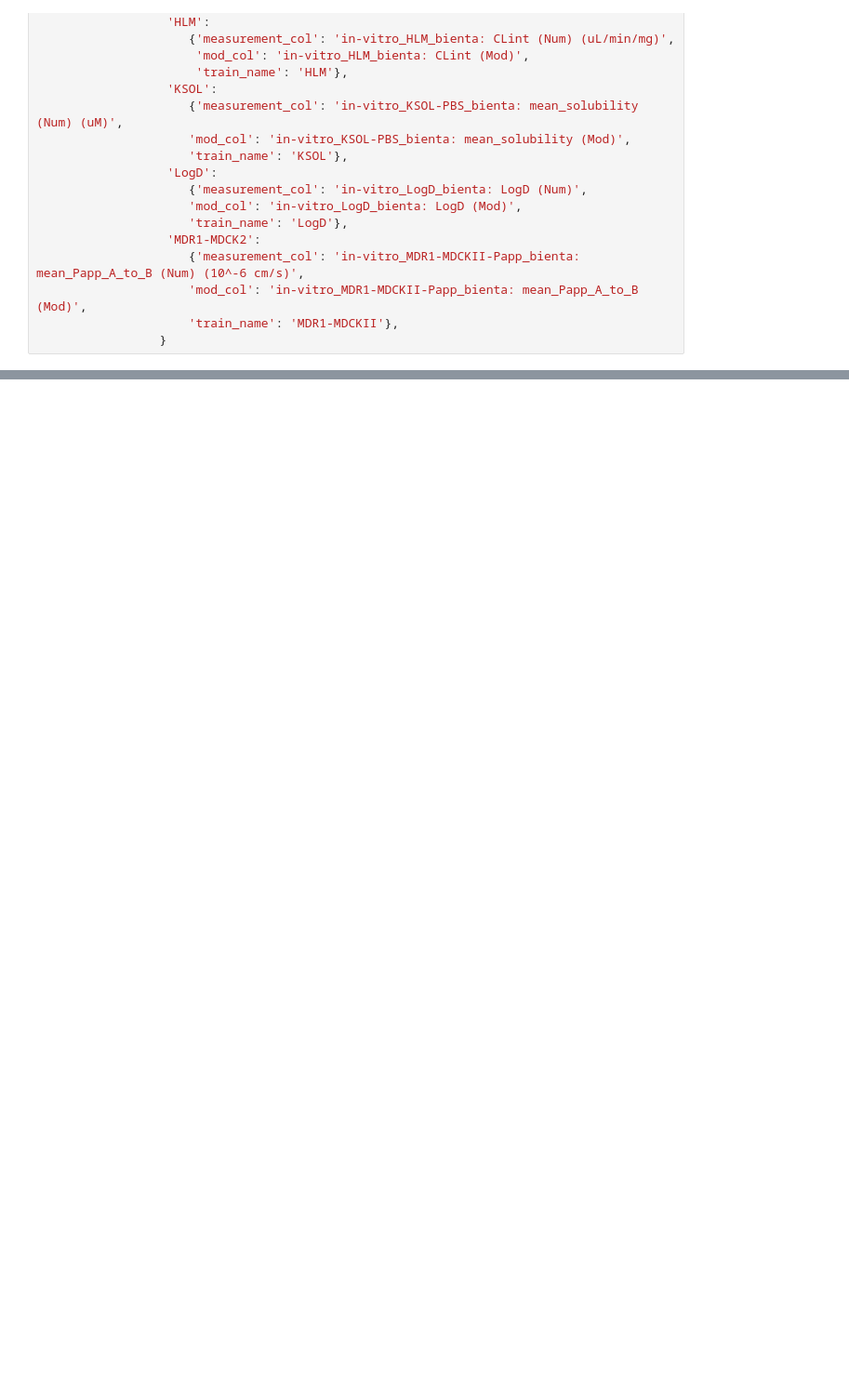
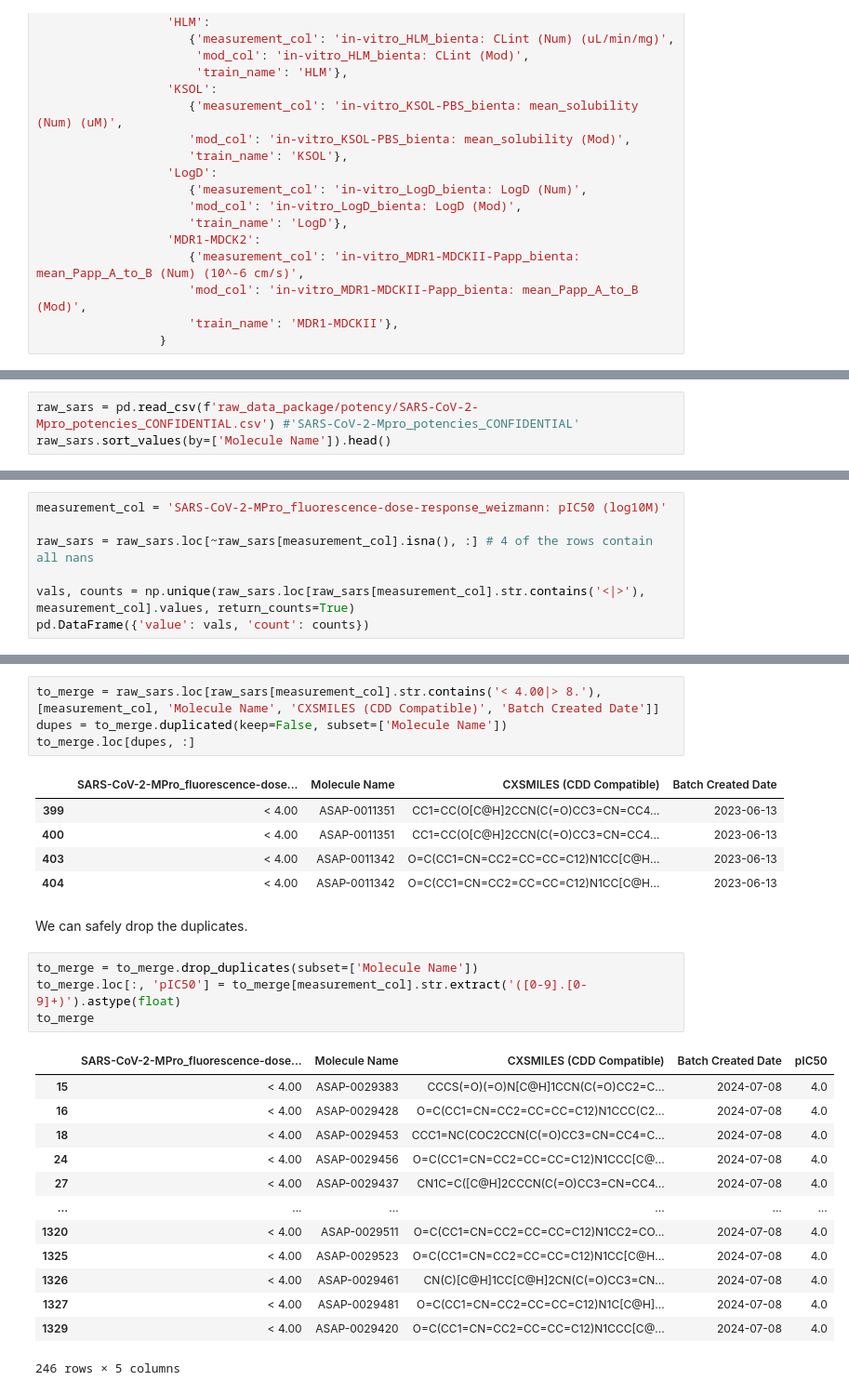
Before and after one commit to meyresearch/polaris_challenge, a Jupyter notebook: admet/missing_data_2.ipynb, the cells around one changed output, grey strips where cells are left out. Shown at 93% size. Saved outputs shown, nothing was run; the diff lists cells and outputs as text; blank space fills up the shorter version.

```diff
--- a/admet/missing_data_2.ipynb
+++ b/admet/missing_data_2.ipynb
@@ -207,0 +312,3 @@ df.to_csv('data/train_inc_censored.csv', index=False)
+# %%
+raw_sars = pd.read_csv(f'raw_data_package/potency/SARS-CoV-2-Mpro_potencies_CONFIDENTIAL.csv') #'SARS-CoV-2-Mpro_potencies_CONFIDENTIAL'
+raw_sars.sort_values(by=['Molecule Name']).head()
@@ -207,0 +324,7 @@ df.to_csv('data/train_inc_censored.csv', index=False)
+# %%
+measurement_col = 'SARS-CoV-2-MPro_fluorescence-dose-response_weizmann: pIC50 (log10M)'
+
+raw_sars = raw_sars.loc[~raw_sars[measurement_col].isna(), :] # 4 of the rows contain all nans
+
+vals, counts = np.unique(raw_sars.loc[raw_sars[measurement_col].str.contains('<|>'), measurement_col].values, return_counts=True)
+pd.DataFrame({'value': vals, 'count': counts})
@@ -207,0 +356,30 @@ df.to_csv('data/train_inc_censored.csv', index=False)
+# %%
+to_merge = raw_sars.loc[raw_sars[measurement_col].str.contains('< 4.00|> 8.'), [measurement_col, 'Molecule Name', 'CXSMILES (CDD Compatible)', 'Batch Created Date']]
+dupes = to_merge.duplicated(keep=False, subset=['Molecule Name'])
+to_merge.loc[dupes, :]
+# %% [output]
+|  | SARS-CoV-2-MPro_fluorescence-dose... | Molecule Name | CXSMILES (CDD Compatible) | Batch Created Date |
+| 399 | < 4.00 | ASAP-0011351 | CC1=CC(O[C@H]2CCN(C(=O)CC3=CN=CC4... | 2023-06-13 |
+| 400 | < 4.00 | ASAP-0011351 | CC1=CC(O[C@H]2CCN(C(=O)CC3=CN=CC4... | 2023-06-13 |
+| 403 | < 4.00 | ASAP-0011342 | O=C(CC1=CN=CC2=CC=CC=C12)N1CC[C@H... | 2023-06-13 |
+| 404 | < 4.00 | ASAP-0011342 | O=C(CC1=CN=CC2=CC=CC=C12)N1CC[C@H... | 2023-06-13 |
+# %% [markdown]
+We can safely drop the duplicates.
+# %%
+to_merge = to_merge.drop_duplicates(subset=['Molecule Name'])
+to_merge.loc[:, 'pIC50'] = to_merge[measurement_col].str.extract('([0-9].[0-9]+)').astype(float)
+to_merge
+# %% [output]
+|  | SARS-CoV-2-MPro_fluorescence-dose... | Molecule Name | CXSMILES (CDD Compatible) | Batch Created Date | pIC50 |
+| 15 | < 4.00 | ASAP-0029383 | CCCS(=O)(=O)N[C@H]1CCN(C(=O)CC2=C... | 2024-07-08 | 4.0 |
+| 16 | < 4.00 | ASAP-0029428 | O=C(CC1=CN=CC2=CC=CC=C12)N1CCC(C2... | 2024-07-08 | 4.0 |
+| 18 | < 4.00 | ASAP-0029453 | CCC1=NC(COC2CCN(C(=O)CC3=CN=CC4=C... | 2024-07-08 | 4.0 |
+| 24 | < 4.00 | ASAP-0029456 | O=C(CC1=CN=CC2=CC=CC=C12)N1CCC[C@... | 2024-07-08 | 4.0 |
+| 27 | < 4.00 | ASAP-0029437 | CN1C=C([C@H]2CCCN(C(=O)CC3=CN=CC4... | 2024-07-08 | 4.0 |
+| ... | ... | ... | ... | ... | ... |
+| 1320 | < 4.00 | ASAP-0029511 | O=C(CC1=CN=CC2=CC=CC=C12)N1CC2=CO... | 2024-07-08 | 4.0 |
+| 1325 | < 4.00 | ASAP-0029523 | O=C(CC1=CN=CC2=CC=CC=C12)N1CC[C@H... | 2024-07-08 | 4.0 |
+| 1326 | < 4.00 | ASAP-0029461 | CN(C)[C@H]1CC[C@H]2CN(C(=O)CC3=CN... | 2024-07-08 | 4.0 |
+| 1327 | < 4.00 | ASAP-0029481 | O=C(CC1=CN=CC2=CC=CC=C12)N1C[C@H]... | 2024-07-08 | 4.0 |
+| 1329 | < 4.00 | ASAP-0029420 | O=C(CC1=CN=CC2=CC=CC=C12)N1CCC[C@... | 2024-07-08 | 4.0 |
+246 rows × 5 columns
```
Also changed, not shown: parts of 54 cells of this notebook.
